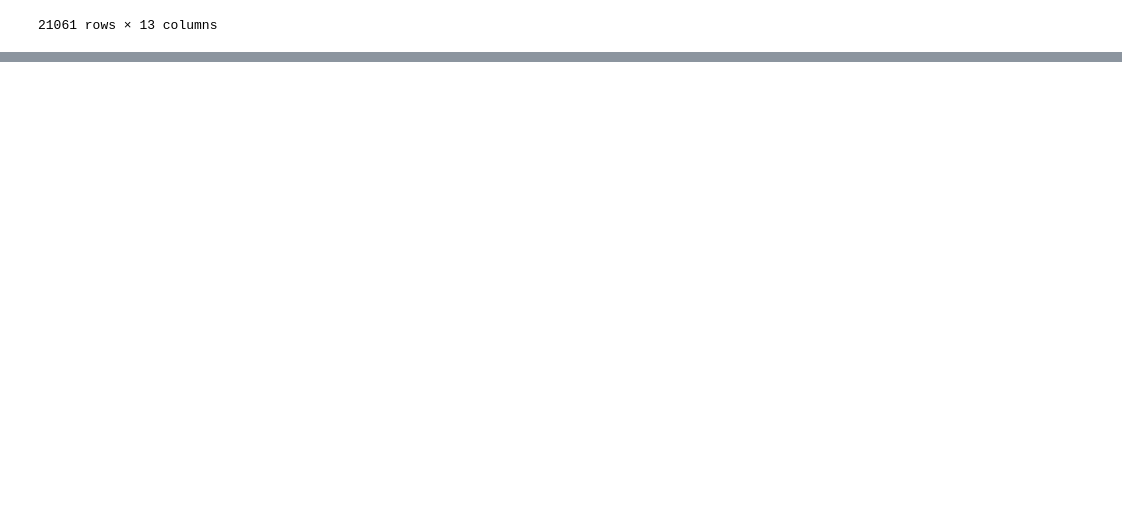
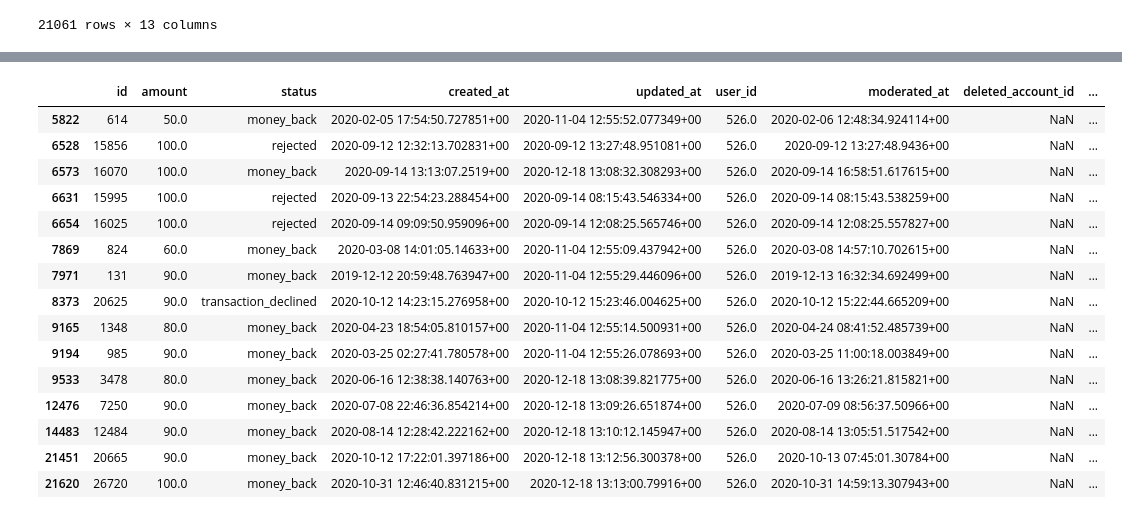
Before and after one commit to Bumbledebee/project-1-ironhack-payments-2-en, a Jupyter notebook: project_work/Martyna_exploratory.ipynb, the cells around one changed output, grey strips where cells are left out. Saved outputs shown, nothing was run; the diff lists cells and outputs as text; code cells hidden in the pictures; blank space fills up the shorter version.

```diff
--- a/project_work/Martyna_exploratory.ipynb
+++ b/project_work/Martyna_exploratory.ipynb
@@ -22,0 +122,19 @@ df_fees
+# %%
+df_cash[df_cash["user_id"] == 526]
+# %% [output]
+|  | id | amount | status | created_at | updated_at | user_id | moderated_at | deleted_account_id | ... |
+| 5822 | 614 | 50.0 | money_back | 2020-02-05 17:54:50.727851+00 | 2020-11-04 12:55:52.077349+00 | 526.0 | 2020-02-06 12:48:34.924114+00 | NaN | ... |
+| 6528 | 15856 | 100.0 | rejected | 2020-09-12 12:32:13.702831+00 | 2020-09-12 13:27:48.951081+00 | 526.0 | 2020-09-12 13:27:48.9436+00 | NaN | ... |
+| 6573 | 16070 | 100.0 | money_back | 2020-09-14 13:13:07.2519+00 | 2020-12-18 13:08:32.308293+00 | 526.0 | 2020-09-14 16:58:51.617615+00 | NaN | ... |
+| 6631 | 15995 | 100.0 | rejected | 2020-09-13 22:54:23.288454+00 | 2020-09-14 08:15:43.546334+00 | 526.0 | 2020-09-14 08:15:43.538259+00 | NaN | ... |
+| 6654 | 16025 | 100.0 | rejected | 2020-09-14 09:09:50.959096+00 | 2020-09-14 12:08:25.565746+00 | 526.0 | 2020-09-14 12:08:25.557827+00 | NaN | ... |
+| 7869 | 824 | 60.0 | money_back | 2020-03-08 14:01:05.14633+00 | 2020-11-04 12:55:09.437942+00 | 526.0 | 2020-03-08 14:57:10.702615+00 | NaN | ... |
+| 7971 | 131 | 90.0 | money_back | 2019-12-12 20:59:48.763947+00 | 2020-11-04 12:55:29.446096+00 | 526.0 | 2019-12-13 16:32:34.692499+00 | NaN | ... |
+| 8373 | 20625 | 90.0 | transaction_declined | 2020-10-12 14:23:15.276958+00 | 2020-10-12 15:23:46.004625+00 | 526.0 | 2020-10-12 15:22:44.665209+00 | NaN | ... |
+| 9165 | 1348 | 80.0 | money_back | 2020-04-23 18:54:05.810157+00 | 2020-11-04 12:55:14.500931+00 | 526.0 | 2020-04-24 08:41:52.485739+00 | NaN | ... |
+| 9194 | 985 | 90.0 | money_back | 2020-03-25 02:27:41.780578+00 | 2020-11-04 12:55:26.078693+00 | 526.0 | 2020-03-25 11:00:18.003849+00 | NaN | ... |
+| 9533 | 3478 | 80.0 | money_back | 2020-06-16 12:38:38.140763+00 | 2020-12-18 13:08:39.821775+00 | 526.0 | 2020-06-16 13:26:21.815821+00 | NaN | ... |
+| 12476 | 7250 | 90.0 | money_back | 2020-07-08 22:46:36.854214+00 | 2020-12-18 13:09:26.651874+00 | 526.0 | 2020-07-09 08:56:37.50966+00 | NaN | ... |
+| 14483 | 12484 | 90.0 | money_back | 2020-08-14 12:28:42.222162+00 | 2020-12-18 13:10:12.145947+00 | 526.0 | 2020-08-14 13:05:51.517542+00 | NaN | ... |
+| 21451 | 20665 | 90.0 | money_back | 2020-10-12 17:22:01.397186+00 | 2020-12-18 13:12:56.300378+00 | 526.0 | 2020-10-13 07:45:01.30784+00 | NaN | ... |
+| 21620 | 26720 | 100.0 | money_back | 2020-10-31 12:46:40.831215+00 | 2020-12-18 13:13:00.79916+00 | 526.0 | 2020-10-31 14:59:13.307943+00 | NaN | ... |
```
Also changed, not shown: parts of 28 cells of this notebook, 1 other file.
